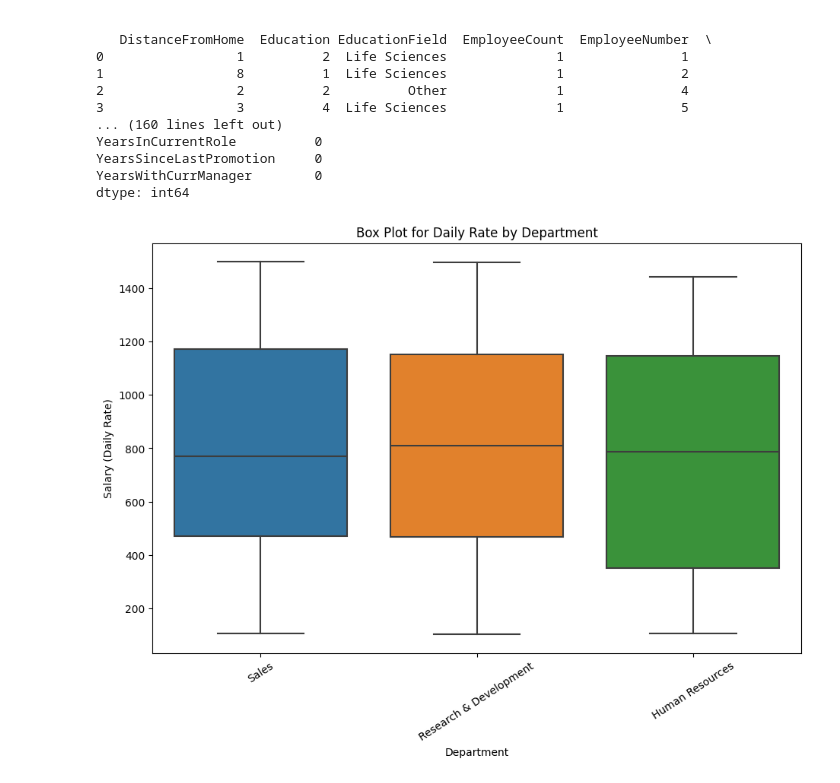
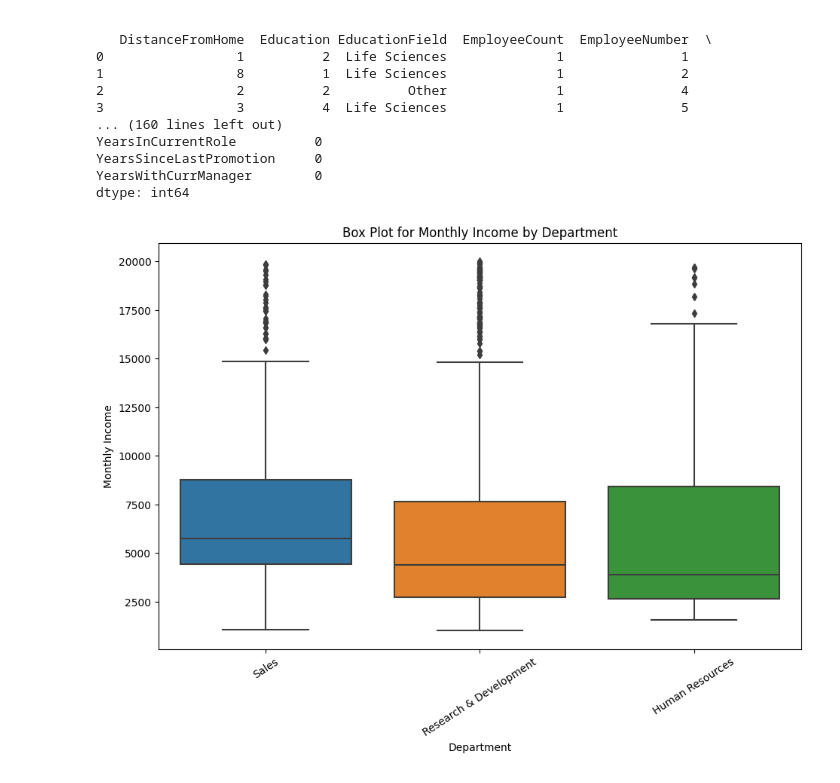
Before and after one commit to VladSaaS/peopleanlaytics, a Jupyter notebook: IBM Employee EDA/IBM_compensation.ipynb, the cells around one changed output. Saved outputs shown, nothing was run; the diff lists cells and outputs as text; code cells hidden in the pictures.

```diff
--- a/IBM Employee EDA/IBM_compensation.ipynb
+++ b/IBM Employee EDA/IBM_compensation.ipynb
@@ -44,17 +44,17 @@ YearsSinceLastPromotion     0
 YearsWithCurrManager        0
 dtype: int64
 # %%
-# visualizing the monthly rate by department using a box plot
+# visualizing the monthly income by department using a box plot
 plt.figure(figsize=(11, 7))
-sns.boxplot(x='Department', y='MonthlyRate', data=df)
+sns.boxplot(x='Department', y='MonthlyIncome', data=df)
 
 # adding graph information
 plt.xlabel('Department')
-plt.ylabel('Monthly Rate')
-plt.title('Box Plot for Daily Rate by Department')
+plt.ylabel('Monthly Income')
+plt.title('Box Plot for Monthly Income by Department')
 plt.xticks(rotation=33)
 plt.show()
 # %% [output]
-[figure, old version]
+[figure, new version]
 # %%
 # analyzing pay by job role in a bar plot
```
Also changed, not shown: parts of 3 cells of this notebook.
